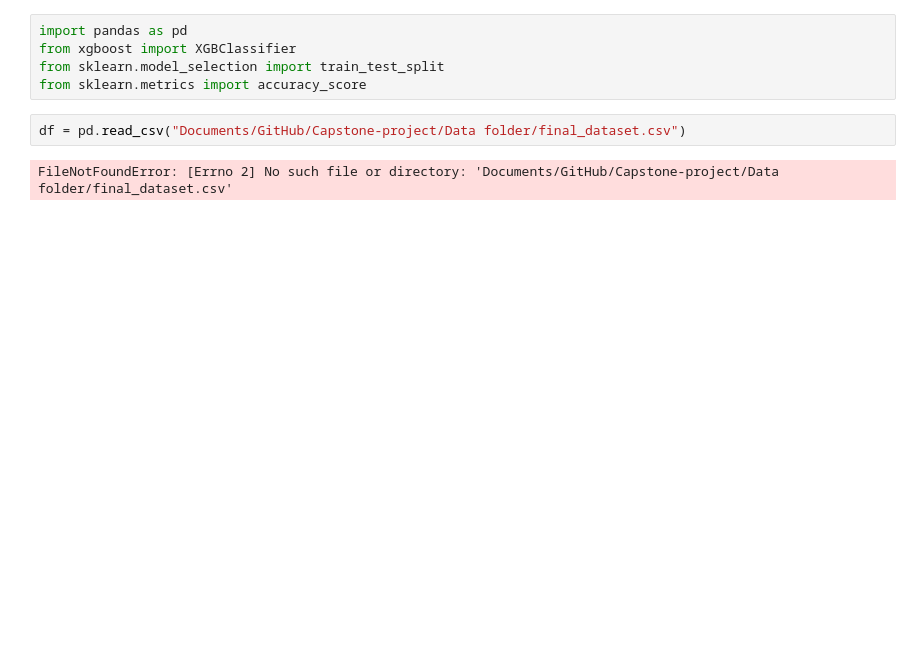
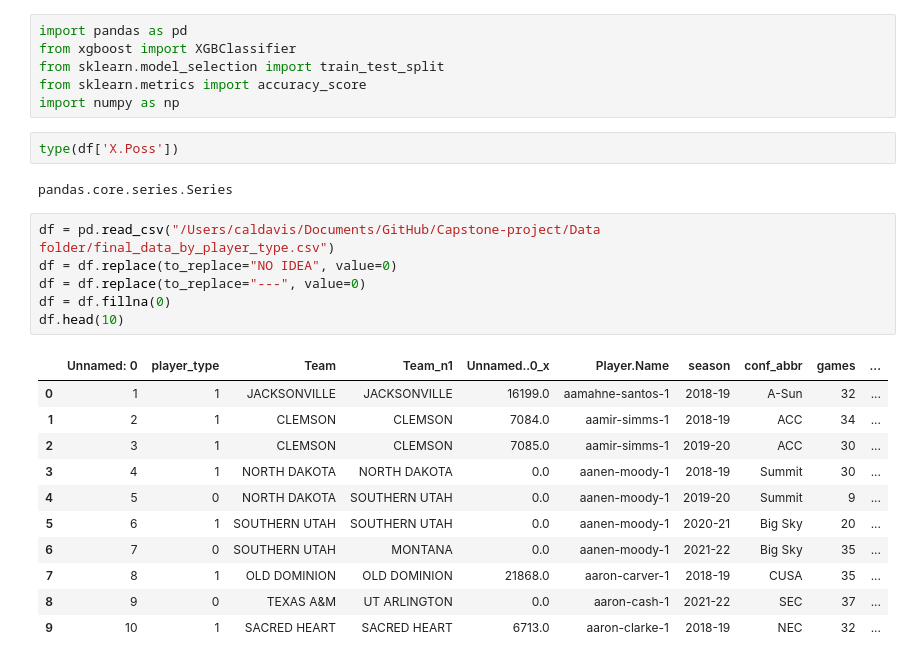
Before and after one commit to zainhoda1/Capstone-project, a Jupyter notebook: Analysis files/Model Execution.ipynb, the cells around one changed output. Cells and saved outputs as stored; diff of their text form; blank space fills up the shorter version.

```diff
--- a/Analysis files/Model Execution.ipynb
+++ b/Analysis files/Model Execution.ipynb
@@ -3,7 +3,26 @@ import pandas as pd
 from xgboost import XGBClassifier
 from sklearn.model_selection import train_test_split
 from sklearn.metrics import accuracy_score
+import numpy as np
-# %%
-df = pd.read_csv("Documents/GitHub/Capstone-project/Data folder/final_dataset.csv")
-# %% [output]
-FileNotFoundError: [Errno 2] No such file or directory: 'Documents/GitHub/Capstone-project/Data folder/final_dataset.csv'
+# %%
+type(df['X.Poss'])
+# %% [output]
+pandas.core.series.Series
+# %%
+df = pd.read_csv("/Users/caldavis/Documents/GitHub/Capstone-project/Data folder/final_data_by_player_type.csv")
+df = df.replace(to_replace="NO IDEA", value=0)
+df = df.replace(to_replace="---", value=0)
+df = df.fillna(0)
+df.head(10)
+# %% [output]
+|  | Unnamed: 0 | player_type | Team | Team_n1 | Unnamed..0_x | Player.Name | season | conf_abbr | games | ... |
+| 0 | 1 | 1 | JACKSONVILLE | JACKSONVILLE | 16199.0 | aamahne-santos-1 | 2018-19 | A-Sun | 32 | ... |
+| 1 | 2 | 1 | CLEMSON | CLEMSON | 7084.0 | aamir-simms-1 | 2018-19 | ACC | 34 | ... |
+| 2 | 3 | 1 | CLEMSON | CLEMSON | 7085.0 | aamir-simms-1 | 2019-20 | ACC | 30 | ... |
+| 3 | 4 | 1 | NORTH DAKOTA | NORTH DAKOTA | 0.0 | aanen-moody-1 | 2018-19 | Summit | 30 | ... |
+| 4 | 5 | 0 | NORTH DAKOTA | SOUTHERN UTAH | 0.0 | aanen-moody-1 | 2019-20 | Summit | 9 | ... |
+| 5 | 6 | 1 | SOUTHERN UTAH | SOUTHERN UTAH | 0.0 | aanen-moody-1 | 2020-21 | Big Sky | 20 | ... |
+| 6 | 7 | 0 | SOUTHERN UTAH | MONTANA | 0.0 | aanen-moody-1 | 2021-22 | Big Sky | 35 | ... |
+| 7 | 8 | 1 | OLD DOMINION | OLD DOMINION | 21868.0 | aaron-carver-1 | 2018-19 | CUSA | 35 | ... |
+| 8 | 9 | 0 | TEXAS A&M | UT ARLINGTON | 0.0 | aaron-cash-1 | 2021-22 | SEC | 37 | ... |
+| 9 | 10 | 1 | SACRED HEART | SACRED HEART | 6713.0 | aaron-clarke-1 | 2018-19 | NEC | 32 | ... |
```
Also changed, not shown: parts of 5 cells of this notebook.
